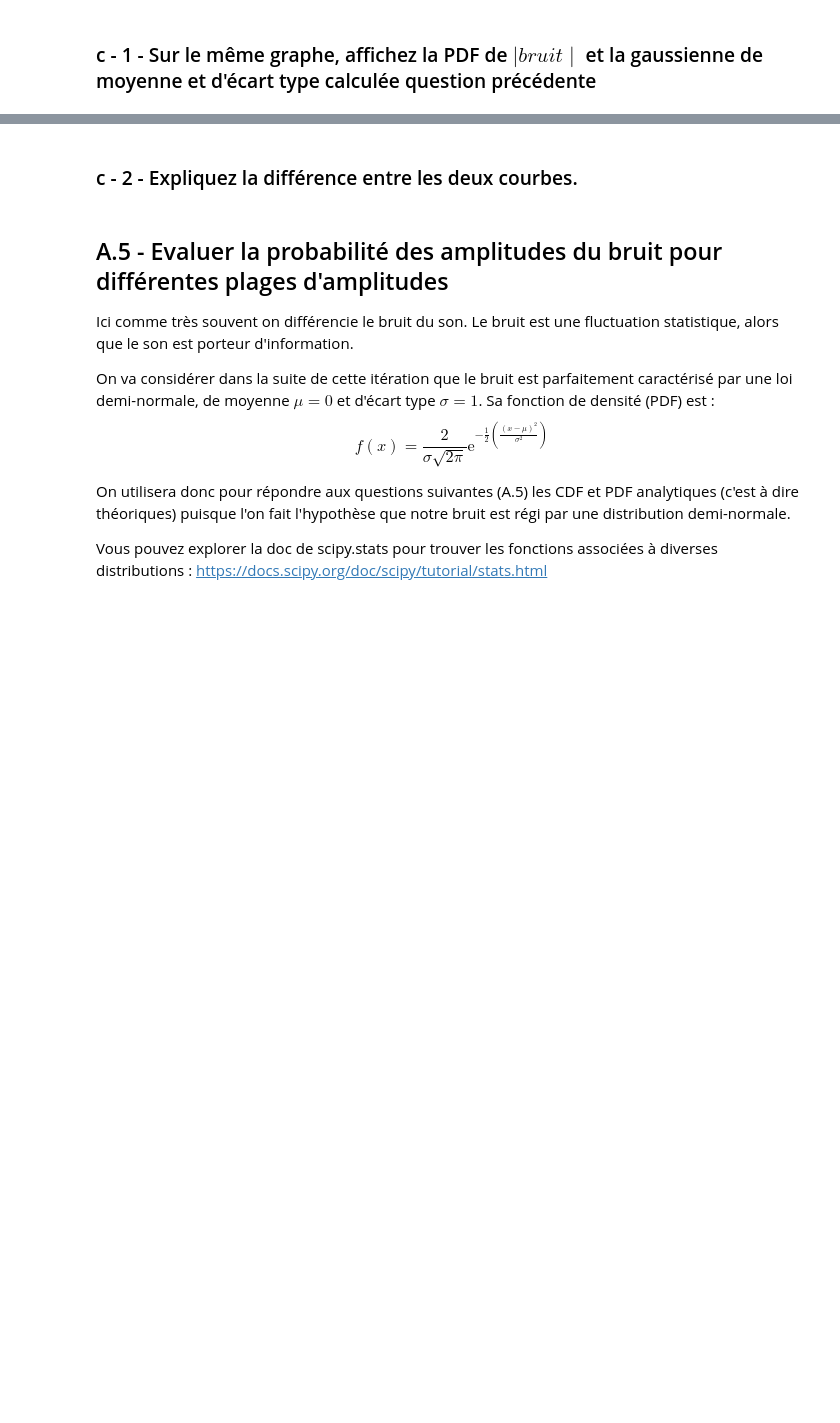
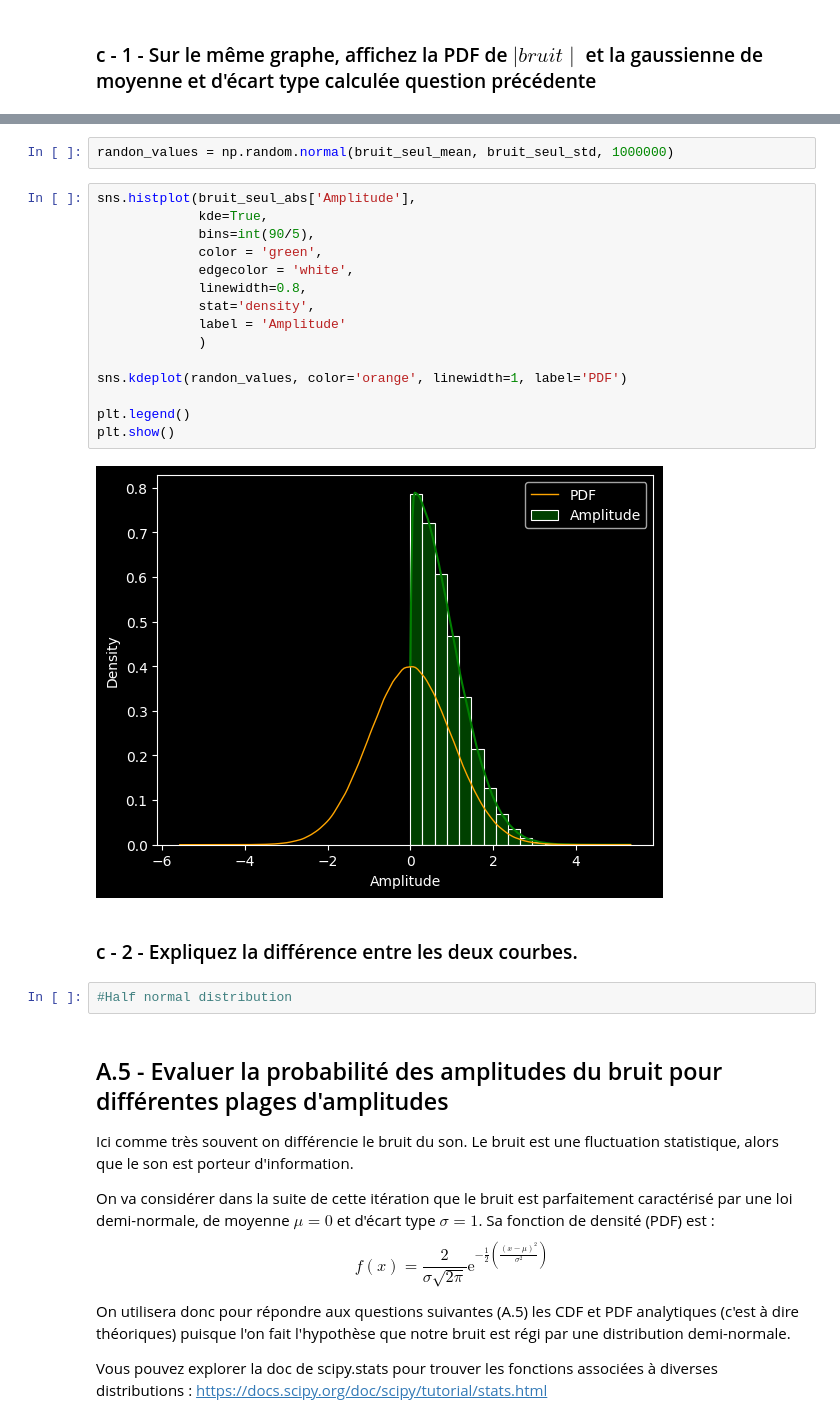
Before and after one commit to eusoumarkinhoz/Stats_Prob-3-Tests-hypothese, a Jupyter notebook: Partie 2 _ Tests-hypthese/Stats-Tests_Hypotheses.ipynb, the cells around one changed output, grey strips where cells are left out. Saved outputs shown, nothing was run; the diff lists cells and outputs as text; blank space fills up the shorter version.

```diff
--- a/Partie 2 _ Tests-hypthese/Stats-Tests_Hypotheses.ipynb
+++ b/Partie 2 _ Tests-hypthese/Stats-Tests_Hypotheses.ipynb
@@ -90,5 +212,26 @@ Info : la classe `nd_array` du module `numpy` possède des méthodes qui font ç
+# %%
+randon_values = np.random.normal(bruit_seul_mean, bruit_seul_std, 1000000)
+# %%
+sns.histplot(bruit_seul_abs['Amplitude'],
+             kde=True,
+             bins=int(90/5),
+             color = 'green',
+             edgecolor = 'white',
+             linewidth=0.8,
+             stat='density',
+             label = 'Amplitude'
+             )
+
+sns.kdeplot(randon_values, color='orange', linewidth=1, label='PDF')
+
+plt.legend()
+plt.show()
+# %% [output]
+[figure, added]
 # %% [markdown]
 ### c - 2 - Expliquez la différence entre les deux courbes.
+# %%
+#Half normal distribution
 # %% [markdown]
 ## A.5 - Evaluer la probabilité des amplitudes du bruit pour différentes plages d'amplitudes
 
```
Also changed, not shown: parts of 19 cells of this notebook, 1 other file.
